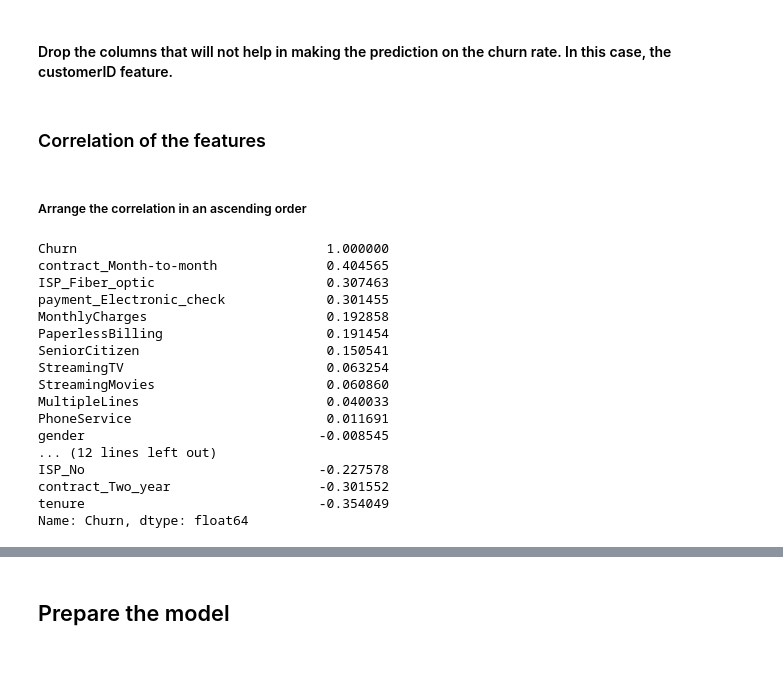
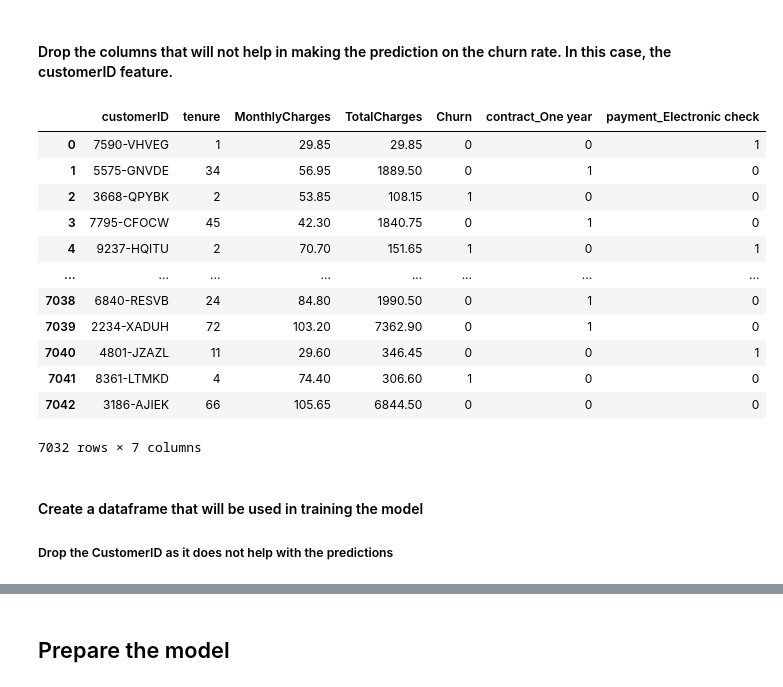
Before and after one commit to EnoshNyarige/Assignment2-customerChurn-, a Jupyter notebook: Churn-Assignment.ipynb, the cells around one changed output, grey strips where cells are left out. Drawn from its saved outputs; the diff is of its cells as text; code cells hidden in the pictures; blank space fills up the shorter version.

```diff
--- a/Churn-Assignment.ipynb
+++ b/Churn-Assignment.ipynb
@@ -91,4 +85,4 @@ def convert_no_service (df):
 
     return df
 # %%
-df = convert_no_service(df)
+df = mapMultiples(df)
@@ -111,7 +100,7 @@ Name: gender, dtype: int64
 # %% [markdown]
 ###### Some features have more than 2 streams(3), and their conversion to integers can be combined
 # %%
-def encode_yes_no (df, columns_to_encode):
+def mapDoubles (df, columns_to_encode):
     for col in columns_to_encode:
         df[col] = df[col].map(dict(Yes = 1, No = 0))
 
@@ -124,4 +113,3 @@ for col in df.columns:
         encode_columns.append(col)
 
 del keep
-print("Encode Columns Yes/No: {}".format(encode_columns))
@@ -130,5 +116,5 @@ Encode Columns Yes/No: ['Partner', 'Dependents', 'PhoneService', 'MultipleLines'
 # %%
-df = encode_yes_no(df, encode_columns)
+df = mapDoubles(df, encode_columns)
 df.head(5)
 # %% [output]
 |  | customerID | gender | SeniorCitizen | Partner | Dependents | tenure | PhoneService | MultipleLines | ... |
@@ -158,31 +170,50 @@ df.dropna(inplace = True)
 # %% [markdown]
 #### Drop the columns that will not help in making the prediction on the churn rate. In this case, the customerID feature.
+# %%
+df = df.drop([
+    'contract_Month-to-month',
+    'ISP_Fiber optic',
+    'PaperlessBilling',
+    'SeniorCitizen',
+    'StreamingTV',
+    'StreamingMovies',
+    'MultipleLines',
+    'PhoneService',
+    'gender',
+    'DeviceProtection',
+    'OnlineBackup',
+    'payment_Mailed check',
+    'payment_Bank transfer (automatic)',
+    'ISP_DSL',
+    'payment_Credit card (automatic)',
+    'Partner',
+    'Dependents',
+    'TechSupport',
+    'OnlineSecurity',
+    'ISP_No',
+    'contract_Two year',
+], axis=1)
+# %%
+df
+# %% [output]
+|  | customerID | tenure | MonthlyCharges | TotalCharges | Churn | contract_One year | payment_Electronic check |
+| 0 | 7590-VHVEG | 1 | 29.85 | 29.85 | 0 | 0 | 1 |
+| 1 | 5575-GNVDE | 34 | 56.95 | 1889.50 | 0 | 1 | 0 |
+| 2 | 3668-QPYBK | 2 | 53.85 | 108.15 | 1 | 0 | 0 |
+| 3 | 7795-CFOCW | 45 | 42.30 | 1840.75 | 0 | 1 | 0 |
+| 4 | 9237-HQITU | 2 | 70.70 | 151.65 | 1 | 0 | 1 |
+| ... | ... | ... | ... | ... | ... | ... | ... |
+| 7038 | 6840-RESVB | 24 | 84.80 | 1990.50 | 0 | 1 | 0 |
+| 7039 | 2234-XADUH | 72 | 103.20 | 7362.90 | 0 | 1 | 0 |
+| 7040 | 4801-JZAZL | 11 | 29.60 | 346.45 | 0 | 0 | 1 |
+| 7041 | 8361-LTMKD | 4 | 74.40 | 306.60 | 1 | 0 | 0 |
+| 7042 | 3186-AJIEK | 66 | 105.65 | 6844.50 | 0 | 0 | 0 |
+7032 rows × 7 columns
+# %% [markdown]
+#### Create a dataframe that will be used in training the model
+##### Drop the CustomerID as it does not help with the predictions
 # %%
 df2 = df.drop('customerID', axis = 1, inplace = False)
 df2.columns = df2.columns.str.replace(" ", "_")
 
 # df2.head()
-# %% [markdown]
-### Correlation of the features
-# %% [markdown]
-##### Arrange the correlation in an ascending order
-# %%
-df2.corr()['Churn'].sort_values(ascending=False)
-# %% [output]
-Churn                                1.000000
-contract_Month-to-month              0.404565
-ISP_Fiber_optic                      0.307463
-payment_Electronic_check             0.301455
-MonthlyCharges                       0.192858
-PaperlessBilling                     0.191454
-SeniorCitizen                        0.150541
-StreamingTV                          0.063254
-StreamingMovies                      0.060860
-MultipleLines                        0.040033
-PhoneService                         0.011691
-gender                              -0.008545
-... (12 lines left out)
-ISP_No                              -0.227578
-contract_Two_year                   -0.301552
-tenure                              -0.354049
-Name: Churn, dtype: float64
```
Also changed, not shown: parts of 22 cells of this notebook, 3 other files.
